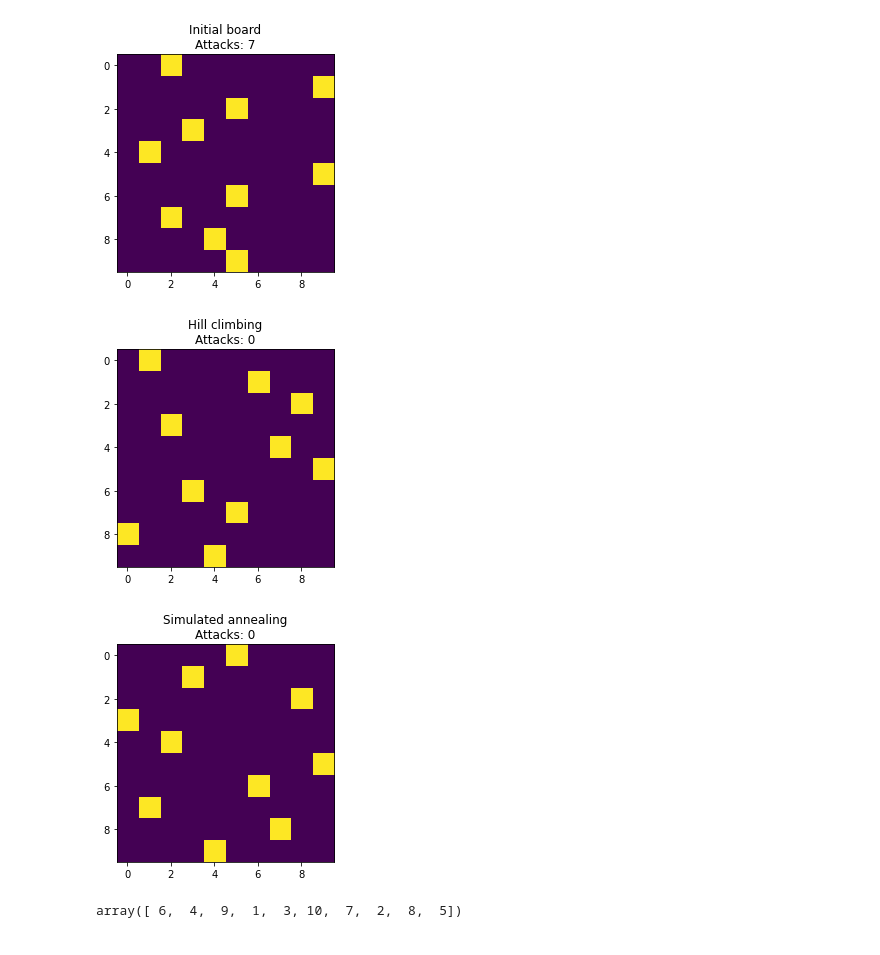
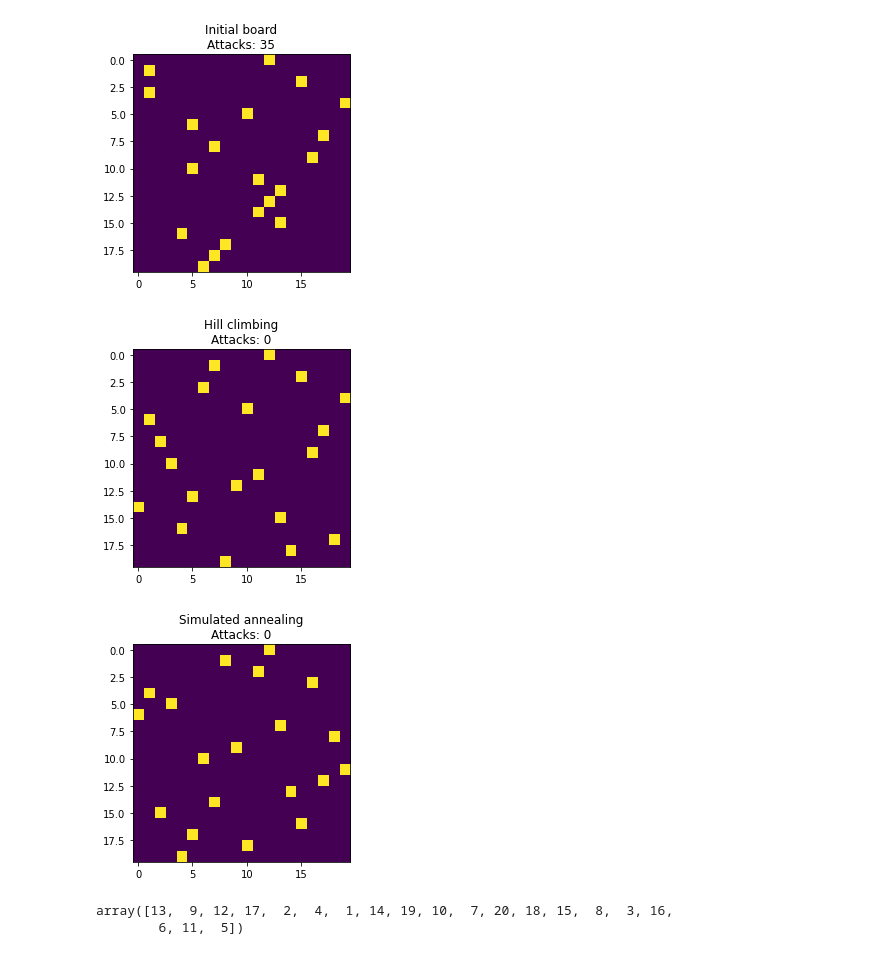
Before and after one commit to Krfld/ISEL-IASC, a Jupyter notebook: Objetivo 2/1.ipynb, the cells around one changed output. Cells and saved outputs as stored; diff of their text form; code cells hidden in the pictures.

```diff
--- a/Objetivo 2/1.ipynb
+++ b/Objetivo 2/1.ipynb
@@ -144,14 +144,15 @@ class NQueens:
         value *= -1
         return value
 # %%
-nq = NQueens(10)
+nq = NQueens(20)
 SearchAlgorithms.hillClimbingWithRandomRestart(nq)
 SearchAlgorithms.simulatedAnnealing(nq, SearchAlgorithms.schedule)
 # %% [output]
-[figure, old version]
+[figure, new version]
-[figure, old version]
+[figure, new version]
-[figure, old version]
+[figure, new version]
-array([ 6,  4,  9,  1,  3, 10,  7,  2,  8,  5])
+array([13,  9, 12, 17,  2,  4,  1, 14, 19, 10,  7, 20, 18, 15,  8,  3, 16,
+        6, 11,  5])
 # %%
 class TravellingSalesman:
     def __init__(self, N, size=100):
```
Also changed, not shown: parts of 2 cells of this notebook, 2 other files.
